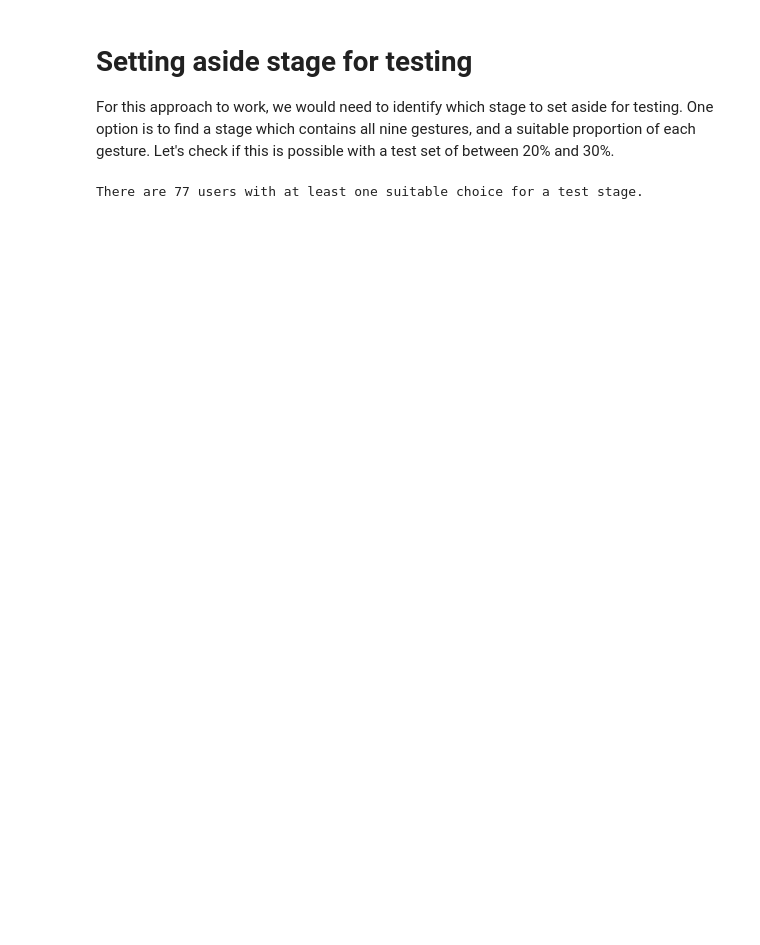
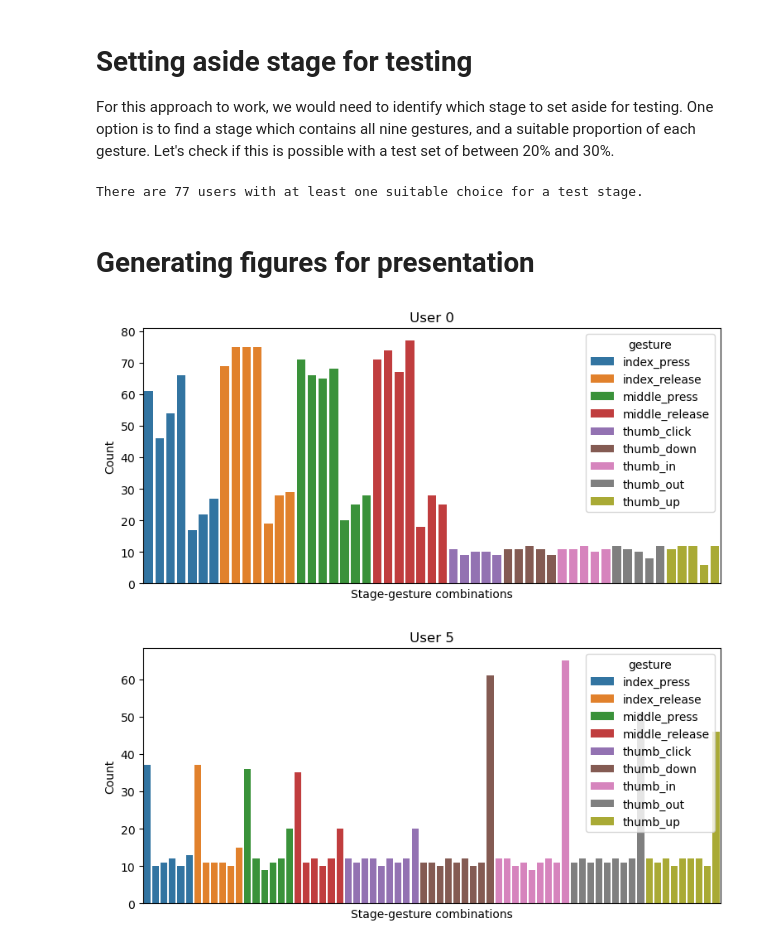
Before and after one commit to Erdos-Projects/fall-2025-gesture-recognition, a Jupyter notebook: notebooks/train_test_split_DRAFT.ipynb, the cells around one changed output. Saved outputs shown, nothing was run; the diff lists cells and outputs as text; code cells hidden in the pictures; blank space fills up the shorter version.

```diff
--- a/notebooks/train_test_split_DRAFT.ipynb
+++ b/notebooks/train_test_split_DRAFT.ipynb
@@ -177,3 +181,23 @@ for user_id in df_no_outliers['user'].unique():
 print('There are '+str(len(stage_candidates.keys()))+' users with at least one suitable choice for a test stage.')
 # %% [output]
 There are 77 users with at least one suitable choice for a test stage.
+# %% [markdown]
+# Generating figures for presentation
+# %%
+# count plots for each gesture-stage combination for two particular users
+for user_id in [0,5]:
+    user_data = df_no_outliers[df_no_outliers['user'] == user_id]
+
+    fig, ax = plt.subplots(figsize=(9, 4))
+    sns.countplot(data = user_data, x = 'stage_gesture', hue = 'gesture')
+
+    plt.xticks(ticks = [])
+    plt.xlabel('Stage-gesture combinations')
+
+    plt.ylabel('Count')
+
+    plt.title('User '+str(user_id))
+    plt.show()
+# %% [output]
+[figure, added]
+[figure, added]
```
Also changed, not shown: parts of 5 cells of this notebook.
